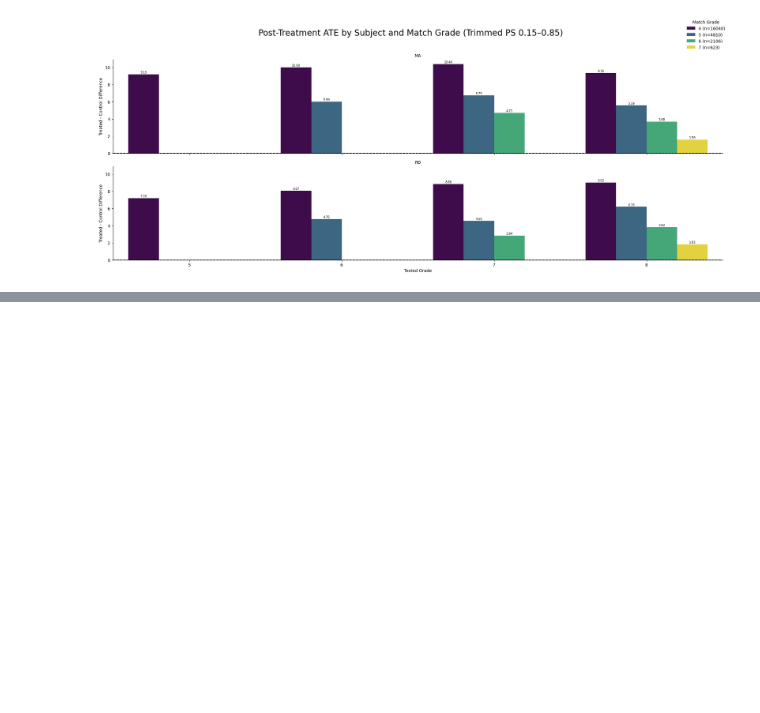
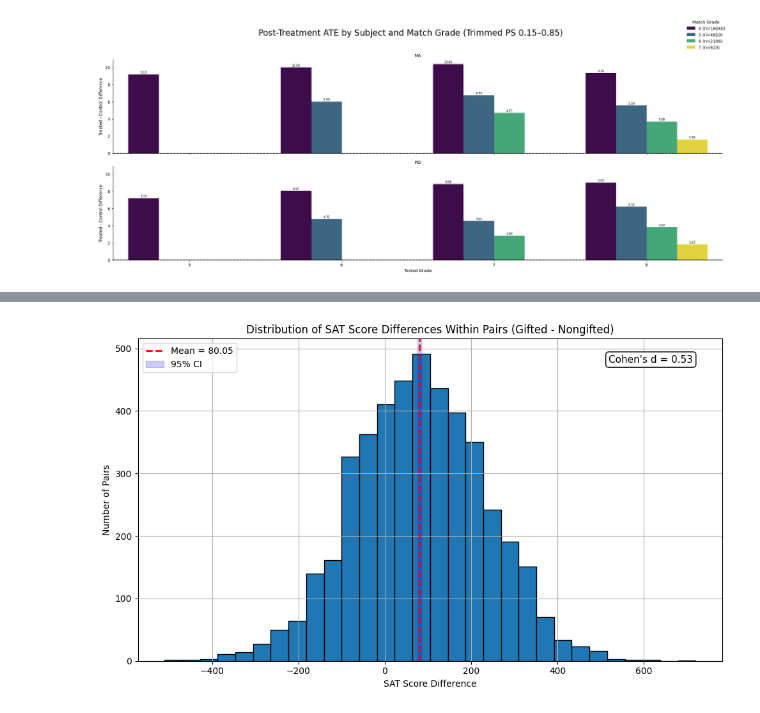
Before and after one commit to dmatten1/gifted-paper, a Jupyter notebook: analysis.ipynb, the cells around one changed output, grey strips where cells are left out. Saved outputs shown, nothing was run; the diff lists cells and outputs as text; code cells hidden in the pictures; blank space fills up the shorter version.

```diff
--- a/analysis.ipynb
+++ b/analysis.ipynb
@@ -119,0 +659,53 @@ plt.show()
+# %%
+sat_scores = pd.read_csv("data/interim/sat.csv")
+sats = pairs.merge(sat_scores, on='mastid',how='left')
+sats.dropna(inplace=True)
+duplicate_counts = sats['match_id'].value_counts()
+duplicates_only = duplicate_counts[duplicate_counts > 1]
+
+sats = sats[sats['match_id'].isin(duplicates_only.index)]
+
+import matplotlib.pyplot as plt
+import numpy as np
+from scipy import stats
+
+# Step 1: Sort so gifted comes first
+pairs = sats.sort_values('gifted_grade', ascending=False)
+
+# Step 2: Compute SAT score difference: gifted − non-gifted
+diffs = pairs.groupby('match_id')['SAT_Total_Score_HC'].apply(
+    lambda x: x.iloc[0] - x.iloc[1]
+).reset_index(name='score_diff')
+
+# Step 3: Drop any NaNs
+sat_diff = diffs['score_diff'].dropna()
+
+# Step 4: Compute stats
+mean_diff = sat_diff.mean()
+se_diff = stats.sem(sat_diff)
+ci_lower, ci_upper = stats.t.interval(
+    0.95, df=len(sat_diff) - 1, loc=mean_diff, scale=se_diff
+)
+cohen_d = mean_diff / sat_diff.std(ddof=1)
+
+# Step 5: Plot
+plt.figure(figsize=(10, 6))
+plt.hist(sat_diff, bins=30, edgecolor='black')
+plt.axvline(mean_diff, color='red', linestyle='dashed', linewidth=2, label=f'Mean = {mean_diff:.2f}')
+plt.axvspan(ci_lower, ci_upper, color='blue', alpha=0.2, label='95% CI')
+
+# Add Cohen's d text
+plt.text(0.95, 0.95, f"Cohen's d = {cohen_d:.2f}", transform=plt.gca().transAxes,
+         ha='right', va='top', fontsize=11,
+         bbox=dict(facecolor='white', edgecolor='black', boxstyle='round,pad=0.3'))
+
+# Final touches
+plt.title('Distribution of SAT Score Differences Within Pairs (Gifted - Nongifted)')
+plt.xlabel('SAT Score Difference')
+plt.ylabel('Number of Pairs')
+plt.grid(True)
+plt.legend()
+plt.tight_layout()
+plt.show()
+# %% [output]
+[figure, added]
```
Also changed, not shown: parts of 25 cells of this notebook, 4 other files.
